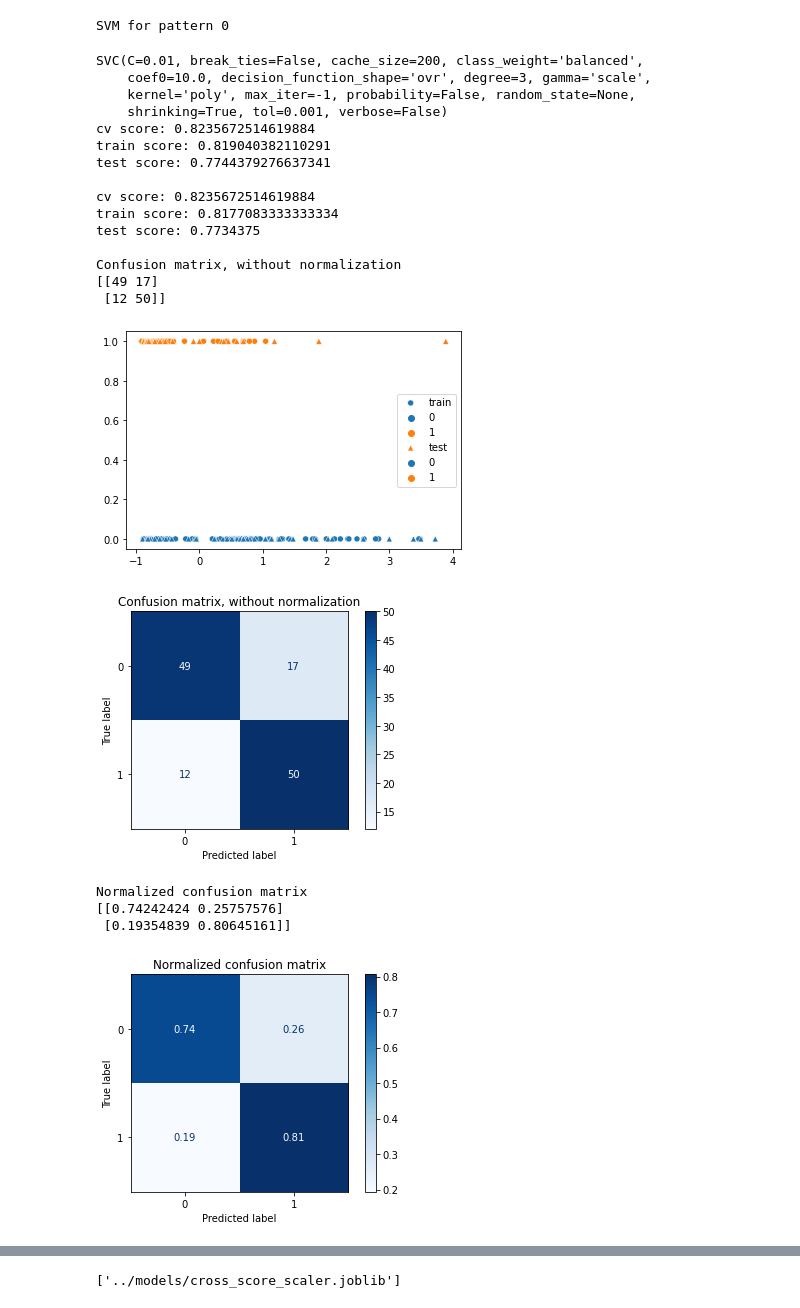
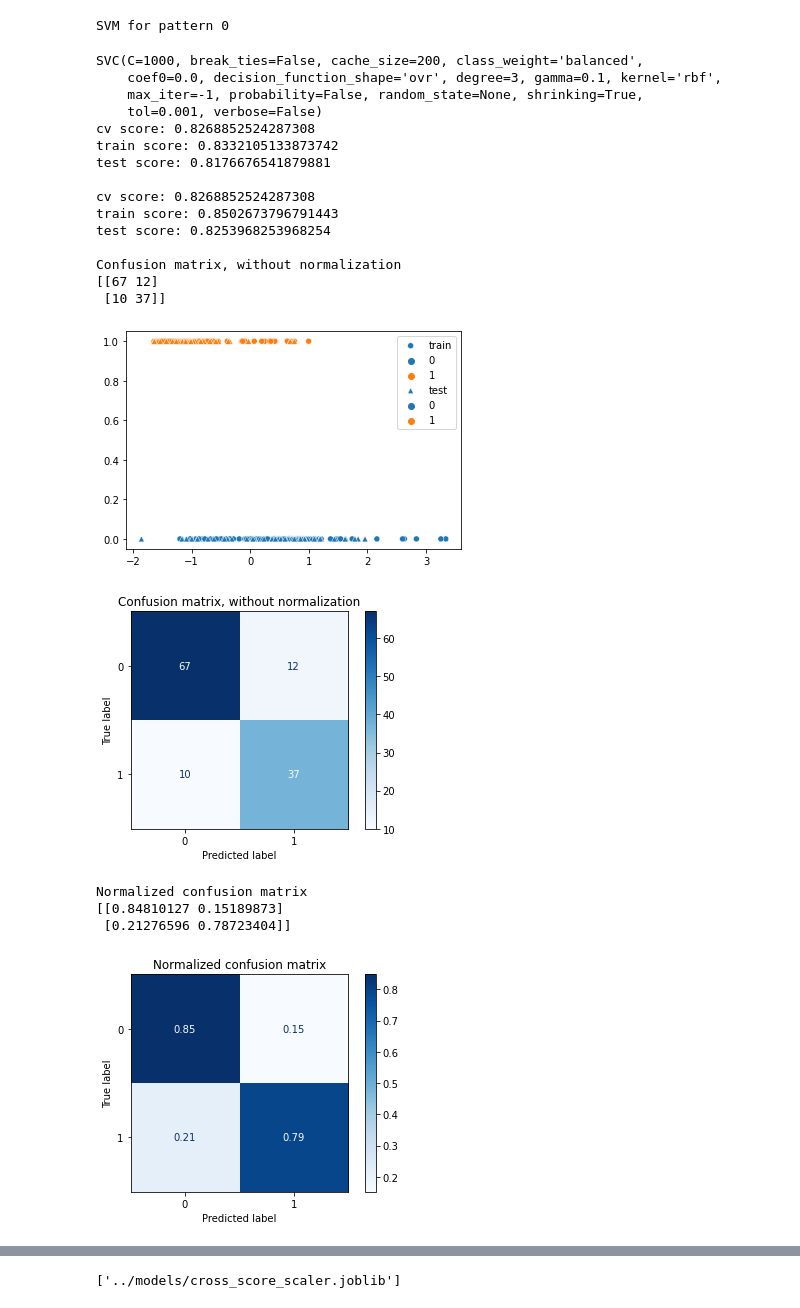
Before and after one commit to aidadenisa/thesis-rey-ost, a Jupyter notebook: Colab Notebooks/dist_SVM.ipynb, the cells around one changed output, grey strips where cells are left out. Saved outputs shown, nothing was run; the diff lists cells and outputs as text; code cells hidden in the pictures.

Commit message:
Updates after some more training (round2)

```diff
--- a/Colab Notebooks/dist_SVM.ipynb
+++ b/Colab Notebooks/dist_SVM.ipynb
@@ -86,11 +86,11 @@ svms = []
 scalers = []
 root = '../' #modificare se cartella rinominata
 for i in range(7):
-    if i is 5:
+    # if i is 0 or i is 5:
         # Pattern 5 (the rectangle on the bottom of the ROCF)
         # It seems to not be able to learn from it, the SVC does not stop loading for hours.
         # I tried limiting the iterations to 100.000, but the results are quite poor especially for true negative
-        continue
+        # continue
 
     print('SVM for pattern {}'.format(i))
     images = os.listdir(os.path.join(root, 'cropped_completi', str(i)))
@@ -136,7 +136,8 @@ for i in range(7):
     # max_iter=100000 for 5...
     svm_poly = GridSearchCV(SVC(kernel='poly', class_weight='balanced'), param_grid,
                                   cv=5, scoring='balanced_accuracy', refit=True)
-    svm_poly.fit(X_train_scaled, y_train)
+    if i is not 0 and i is not 5:
+        svm_poly.fit(X_train_scaled, y_train)
 
     # RBF
     param_grid = {'C': [0.01, 0.1, 1, 10, 100, 1000],
@@ -157,52 +158,55 @@ for i in range(7):
      'sigm':sigm_poly})
     scalers.append(scaler)
     for m in [svm_poly, rbf_poly, sigm_poly]:
+            if i is 0 or i is 5:
+                if m is svm_poly:
+                    continue
             cv_score = m.best_score_
             m = m.best_estimator_
             print(m)
             train_acc = balanced_accuracy_score(y_train, m.predict(X_train_scaled))
             test_acc = balanced_accuracy_score(y_test, m.predict(X_test_scaled))
             print("cv score: {}".format(cv_score))
             print("train score: {}".format(train_acc))
             print("test score: {}\n".format(test_acc))
             train_acc = accuracy_score(y_train, m.predict(X_train_scaled))
             test_acc = accuracy_score(y_test, m.predict(X_test_scaled))
             print("cv score: {}".format(cv_score))
             print("train score: {}".format(train_acc))
             print("test score: {}\n".format(test_acc))
             titles_options = [("Confusion matrix, without normalization", None),
                           ("Normalized confusion matrix", 'true')]
             class_names = ['0', '1']
             for title, normalize in titles_options:
                 disp = plot_confusion_matrix(m, X_test_scaled, y_test,
                                             display_labels=class_names,
                                             cmap=plt.cm.Blues,
                                             normalize=normalize)
                 disp.ax_.set_title(title)
                 print(title)
                 print(disp.confusion_matrix)
                 plt.show()
                 plt.close('all')
 # %% [output]
 SVM for pattern 0
-SVC(C=0.01, break_ties=False, cache_size=200, class_weight='balanced',
-    coef0=10.0, decision_function_shape='ovr', degree=3, gamma='scale',
-    kernel='poly', max_iter=-1, probability=False, random_state=None,
-    shrinking=True, tol=0.001, verbose=False)
-cv score: 0.8235672514619884
-train score: 0.819040382110291
-test score: 0.7744379276637341
+SVC(C=1000, break_ties=False, cache_size=200, class_weight='balanced',
+    coef0=0.0, decision_function_shape='ovr', degree=3, gamma=0.1, kernel='rbf',
+    max_iter=-1, probability=False, random_state=None, shrinking=True,
+    tol=0.001, verbose=False)
+cv score: 0.8268852524287308
+train score: 0.8332105133873742
+test score: 0.8176676541879881
 
-cv score: 0.8235672514619884
-train score: 0.8177083333333334
-test score: 0.7734375
+cv score: 0.8268852524287308
+train score: 0.8502673796791443
+test score: 0.8253968253968254
 
 Confusion matrix, without normalization
-[[49 17]
- [12 50]]
+[[67 12]
+ [10 37]]
-[figure, old version]
+[figure, new version]
-[figure, old version]
+[figure, new version]
 Normalized confusion matrix
-[[0.74242424 0.25757576]
- [0.19354839 0.80645161]]
+[[0.84810127 0.15189873]
+ [0.21276596 0.78723404]]
-[figure, old version]
+[figure, new version]
```
Also changed, not shown: parts of 8 cells of this notebook, 8 other files.
